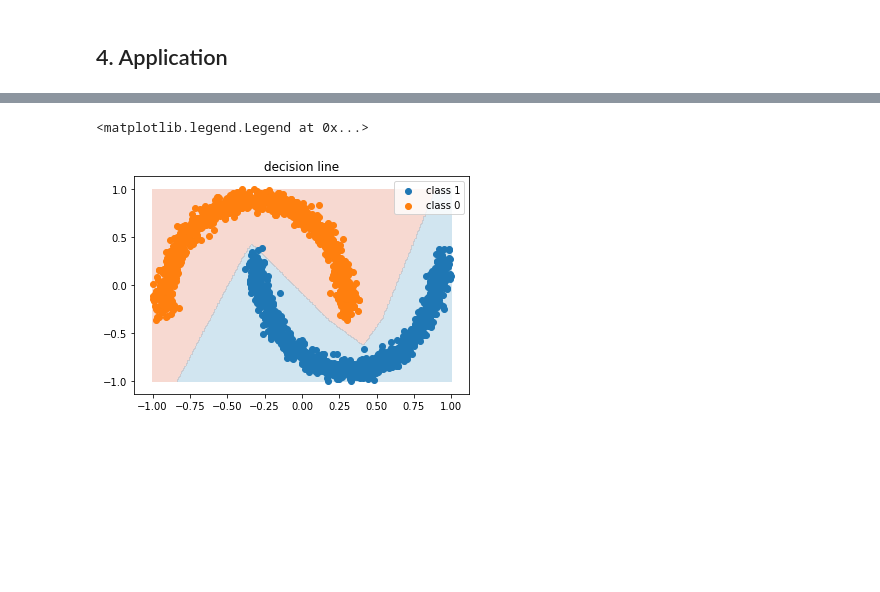
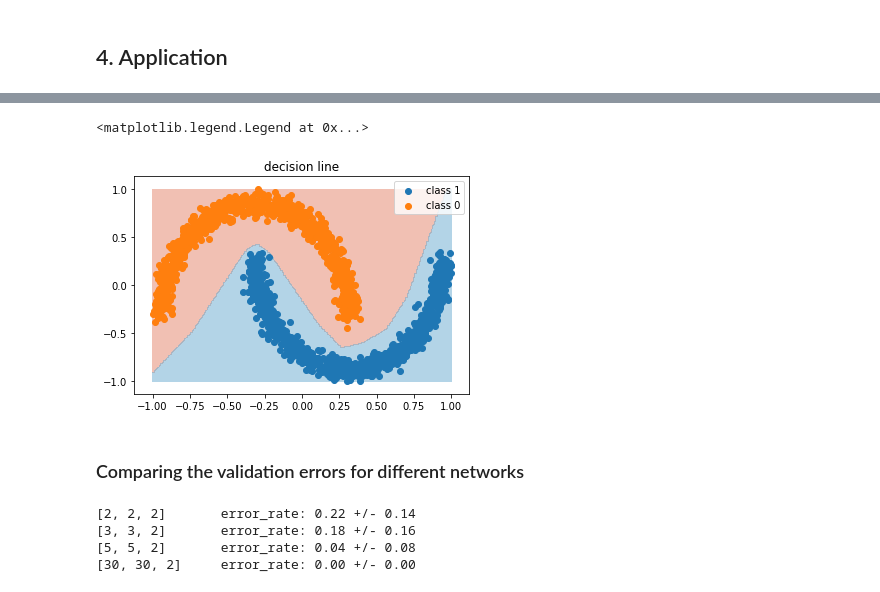
Before and after one commit to ml4cdeca/AdvancedMachineLearning, a Jupyter notebook: exercise02/network.ipynb, the cells around one changed output, grey strips where cells are left out. Saved outputs shown, nothing was run; the diff lists cells and outputs as text; code cells hidden in the pictures; blank space fills up the shorter version.

```diff
--- a/exercise02/network.ipynb
+++ b/exercise02/network.ipynb
@@ -13,30 +13,6 @@ As the composition between two linear functions is still a linear function, $\ma
 $$\Rightarrow Z_L=\tilde\phi \circ \tilde f (Z_0)$$That means that a neural network with a linear activation function is equivalent to a 1-layer neural network.
 # %% [markdown]
 ## 4. Application
-# %%
-def softmax(x):
-    '''
-    x: ndarray. This function computes the softmax of x
-    '''
-    return (np.exp(x)/np.sum(np.exp(x),axis=0)).T
-
-
-#Cross entropy loss
-def cross_entropy_loss(y_pred, y):
-    N,C=1,0
-    if len(y_pred.shape)>1:
-        N,C=y_pred.shape
-    else:
-        C=len(y_pred)
-    loss=-np.log(np.choose(y,y_pred.T)).mean()
-    #gradient
-    dW=y_pred
-    if len(y_pred.shape)>1:
-        dW[range(N),y]-=1
-    else:
-        dW[y]-=1
-    dW/=N
-    return loss, dW
 # %%
 import numpy as np
 from sklearn import datasets
@@ -80,7 +56,11 @@ class OutputLayer(object):
         # return the loss derivative with respect to the stored inputs
         # (use cross-entropy loss and the chain rule for softmax,
         #  as derived in the lecture)
-        loss, grad = cross_entropy_loss(predicted_posteriors, true_labels) #TODO: define reg
+        #cross entropy loss=-np.log(np.choose(true_labels,predicted_posteriors.T)).mean()
+        #but we only need the gradient
+        #gradient
+        grad=predicted_posteriors
+        grad[true_labels]-=1
         downstream_gradient = grad
         return downstream_gradient
 
@@ -112,7 +92,7 @@ class LinearLayer(object):
         # compute the derivative of the weights from
         # upstream_gradient and the stored input
         # TODO: check if true
-        self.grad_b += 0
+        self.grad_b += upstream_gradient
         self.grad_B += np.outer(upstream_gradient, self.input.T).T
 
         # compute the downstream gradient to be passed to the preceding layer
@@ -140,6 +120,7 @@ class MLP(object):
         # layer_size[k]: number of neurons in layer k
         # (specifically: layer_sizes[-1] is the number of classes)
         self.n_layers = len(layer_sizes)
+        self.layer_sizes=layer_sizes
         self.layers   = []
 
         # create interior layers (linear + ReLU)
@@ -169,6 +150,7 @@ class MLP(object):
 
     def backward(self, predicted_posteriors, true_classes):
         # perform backpropagation w.r.t. the prediction for the latest mini-batch X
+        #first the gradient of the loss from the output layer
         grad = self.layers[-1].backward(predicted_posteriors,true_classes)
         # work back from the last layer
         for layer in self.layers[-2::-1]:
@@ -225,8 +209,8 @@ plt.legend()
 # %%
 # set hyperparameters (play with these!)
-layer_sizes = [5, 5, n_classes]
-n_epochs = 5
-batch_size = 200
+layer_sizes = [5,10, n_classes]
+n_epochs = 7
+batch_size = 20
 learning_rate = 0.05
 
 # create network
@@ -249,11 +239,13 @@ x_gr,y_gr=np.linspace(min(X_train.T[0]),max(X_train.T[0]),200),np.linspace(min(X
 X,Y=np.meshgrid(x_gr,y_gr)
 grid=np.vstack(map(np.ravel, np.meshgrid(x_gr,y_gr))).T
 # %%
-plt.contourf(X, Y,np.argmax(network.forward(grid),axis=1).reshape((200,200)) ,1,alpha=.3,cmap=plt.cm.RdBu)
+plt.contourf(X, Y,np.argmax(network.forward(grid),axis=1).reshape((200,200)) ,1,alpha=.5,cmap=plt.cm.RdBu)
 plt.scatter(*np.transpose(X_train[Y_train==1]),label='class 1')
 plt.scatter(*np.transpose(X_train[Y_train==0]),label='class 0')
 plt.title('decision line')
 plt.legend()
 # %% [output]
 <matplotlib.legend.Legend at 0x...>
-[figure, old version]
+[figure, new version]
+# %% [markdown]
+### Comparing the validation errors for different networks
@@ -259,0 +269,8 @@ plt.legend()
+# %%
+for i in range(len(mlps)):
+    print(mlps[i].layer_sizes,'\terror_rate: %.2f +/- %.2f'%(*valErr[i],))
+# %% [output]
+[2, 2, 2]       error_rate: 0.22 +/- 0.14
+[3, 3, 2]       error_rate: 0.18 +/- 0.16
+[5, 5, 2]       error_rate: 0.04 +/- 0.08
+[30, 30, 2]     error_rate: 0.00 +/- 0.00
```
Also changed, not shown: parts of 7 cells of this notebook.
